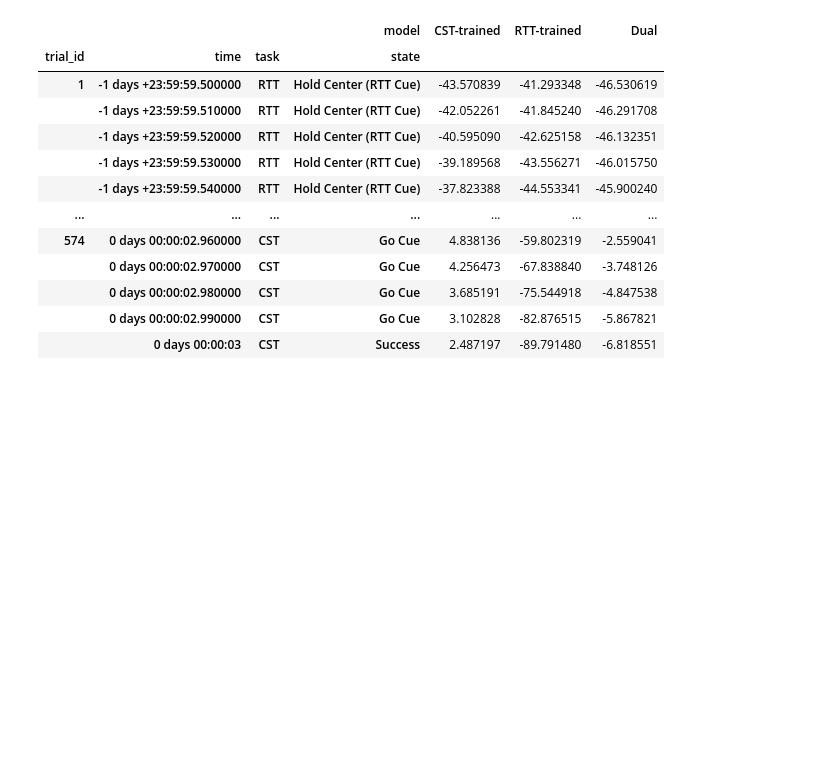
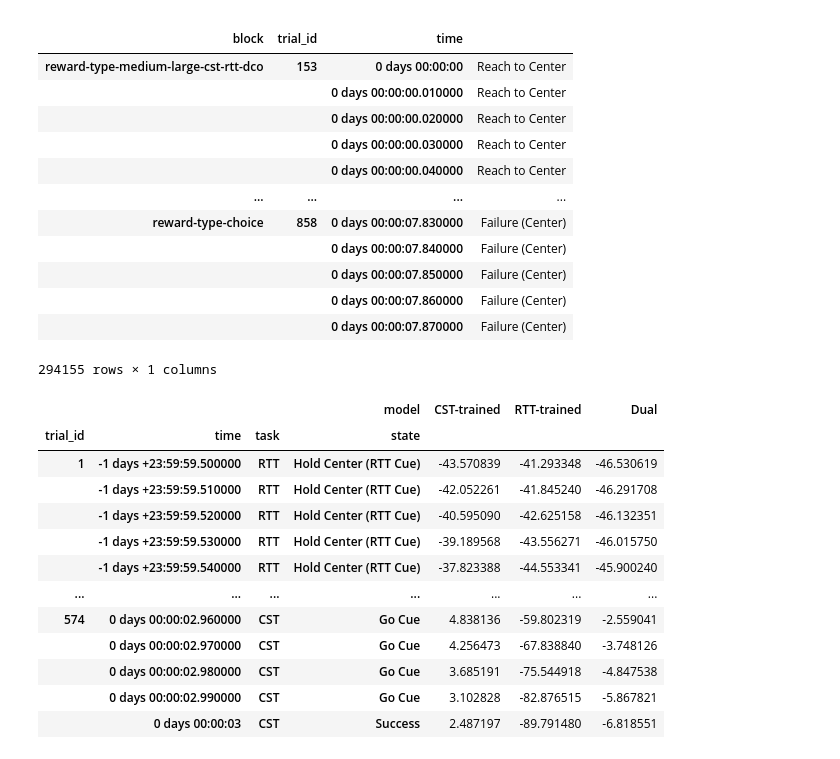
Before and after one commit to raeedcho/cst-machinery, a Jupyter notebook: scripts/decoding.ipynb, the cells around one changed output. Saved outputs shown, nothing was run; the diff lists cells and outputs as text; code cells hidden in the pictures; blank space fills up the shorter version.

```diff
--- a/scripts/decoding.ipynb
+++ b/scripts/decoding.ipynb
@@ -32,3 +46,25 @@ tf
+# %%
+state_mapper = {
+    'Control System': 'Go Cue',
+    'Reach to Target 1': 'Go Cue',
+    'Hold at Target 1': 'Go Cue', # Sometimes first reach state is skipped in this table (if the first target is in the center)
+}
+tf.replace(state_mapper)
+# %% [output]
+|  |  |  |  |
+| block | trial_id | time |  |
+| reward-type-medium-large-cst-rtt-dco | 153 | 0 days 00:00:00 | Reach to Center |
+|  |  | 0 days 00:00:00.010000 | Reach to Center |
+|  |  | 0 days 00:00:00.020000 | Reach to Center |
+|  |  | 0 days 00:00:00.030000 | Reach to Center |
+|  |  | 0 days 00:00:00.040000 | Reach to Center |
+| ... | ... | ... | ... |
+| reward-type-choice | 858 | 0 days 00:00:07.830000 | Failure (Center) |
+|  |  | 0 days 00:00:07.840000 | Failure (Center) |
+|  |  | 0 days 00:00:07.850000 | Failure (Center) |
+|  |  | 0 days 00:00:07.860000 | Failure (Center) |
+|  |  | 0 days 00:00:07.870000 | Failure (Center) |
+294155 rows × 1 columns
 # %%
 from scripts.cross_task_decoding import precondition_data
 
```
Also changed, not shown: parts of 4 cells of this notebook, 19 other files.
